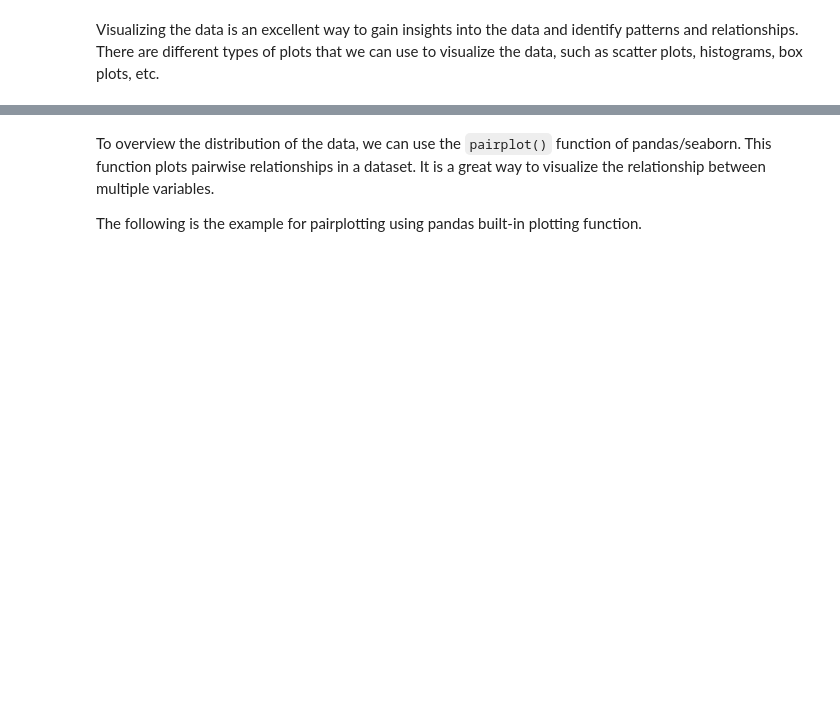
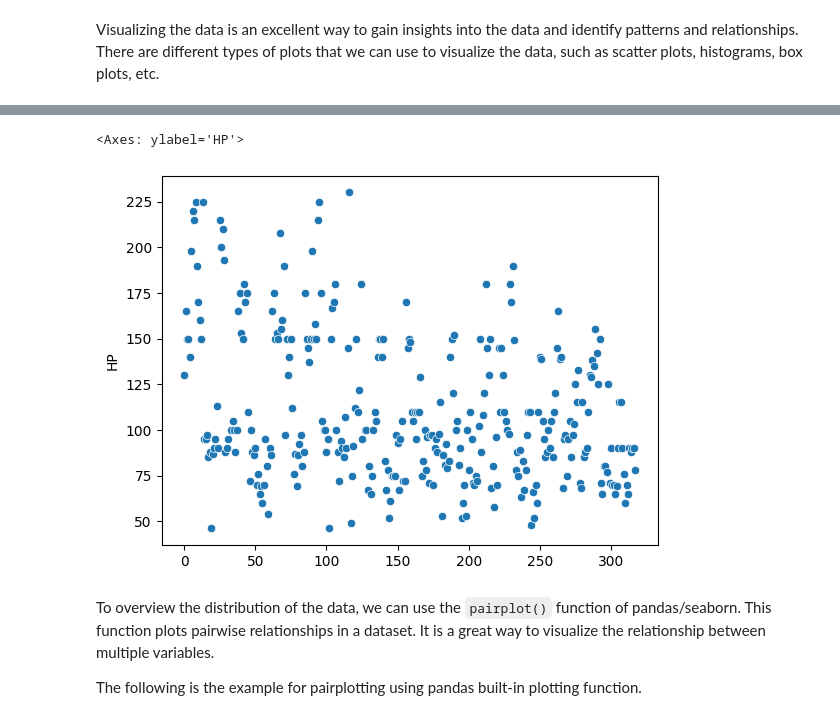
Before and after one commit to timpdotd/LabIAGI_1950722, a Jupyter notebook: Esercitazione_5/Linear_Regression_1950722.ipynb, the cells around one changed output, grey strips where cells are left out. Cells and saved outputs as stored; diff of their text form; code cells hidden in the pictures; blank space fills up the shorter version.

```diff
--- a/Esercitazione_5/Linear_Regression_1950722.ipynb
+++ b/Esercitazione_5/Linear_Regression_1950722.ipynb
@@ -117,3 +123,8 @@ Visualizing the data is an excellent way to gain insights into the data and iden
+# %%
+sns.scatterplot(df['HP'])
+# %% [output]
+<Axes: ylabel='HP'>
+[figure, added]
 # %% [markdown]
 To overview the distribution of the data, we can use the `pairplot()` function of pandas/seaborn. This function plots pairwise relationships in a dataset. It is a great way to visualize the relationship between multiple variables.
 
```
Also changed, not shown: parts of 36 cells of this notebook, 1 other file.
